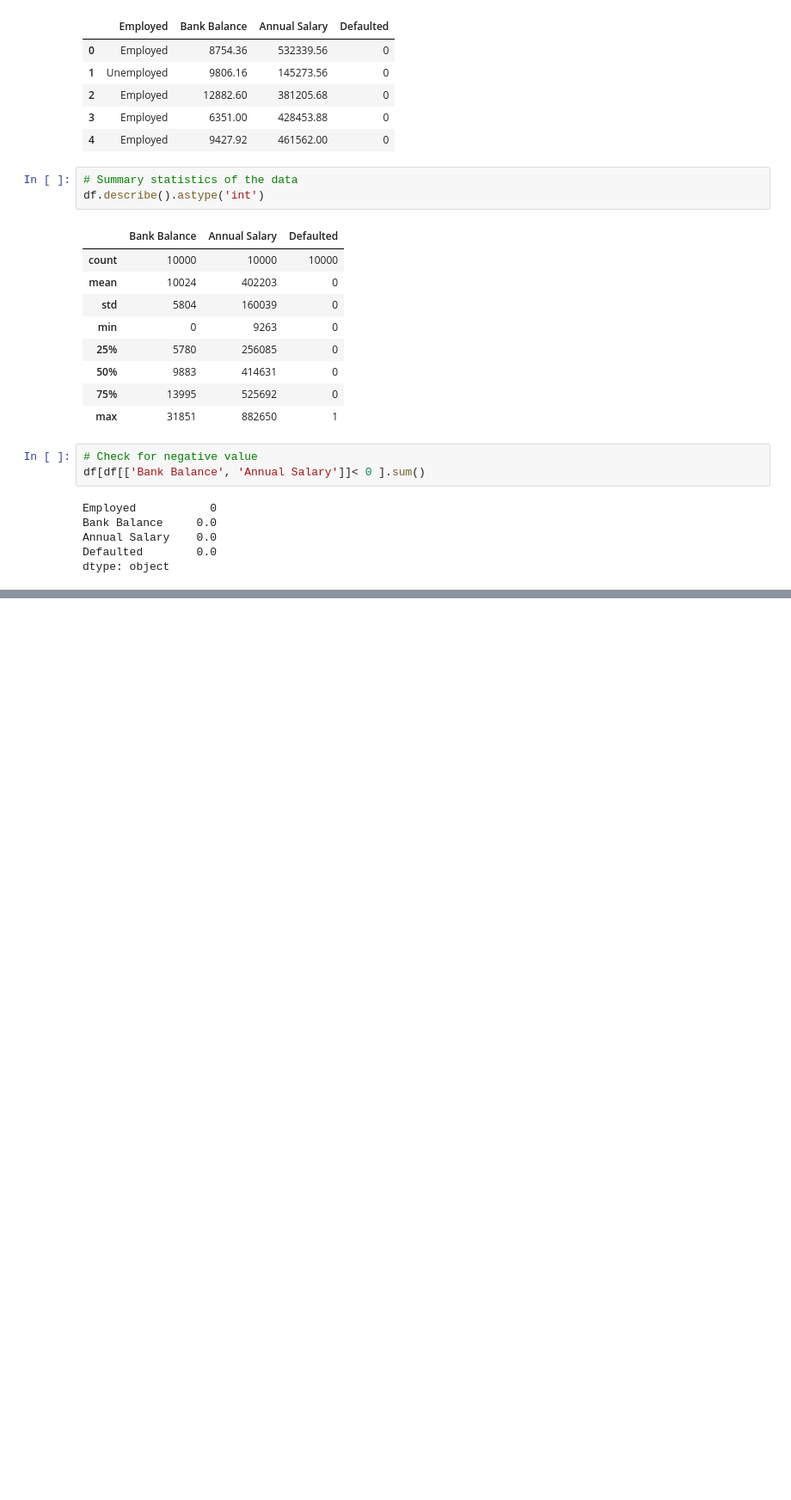
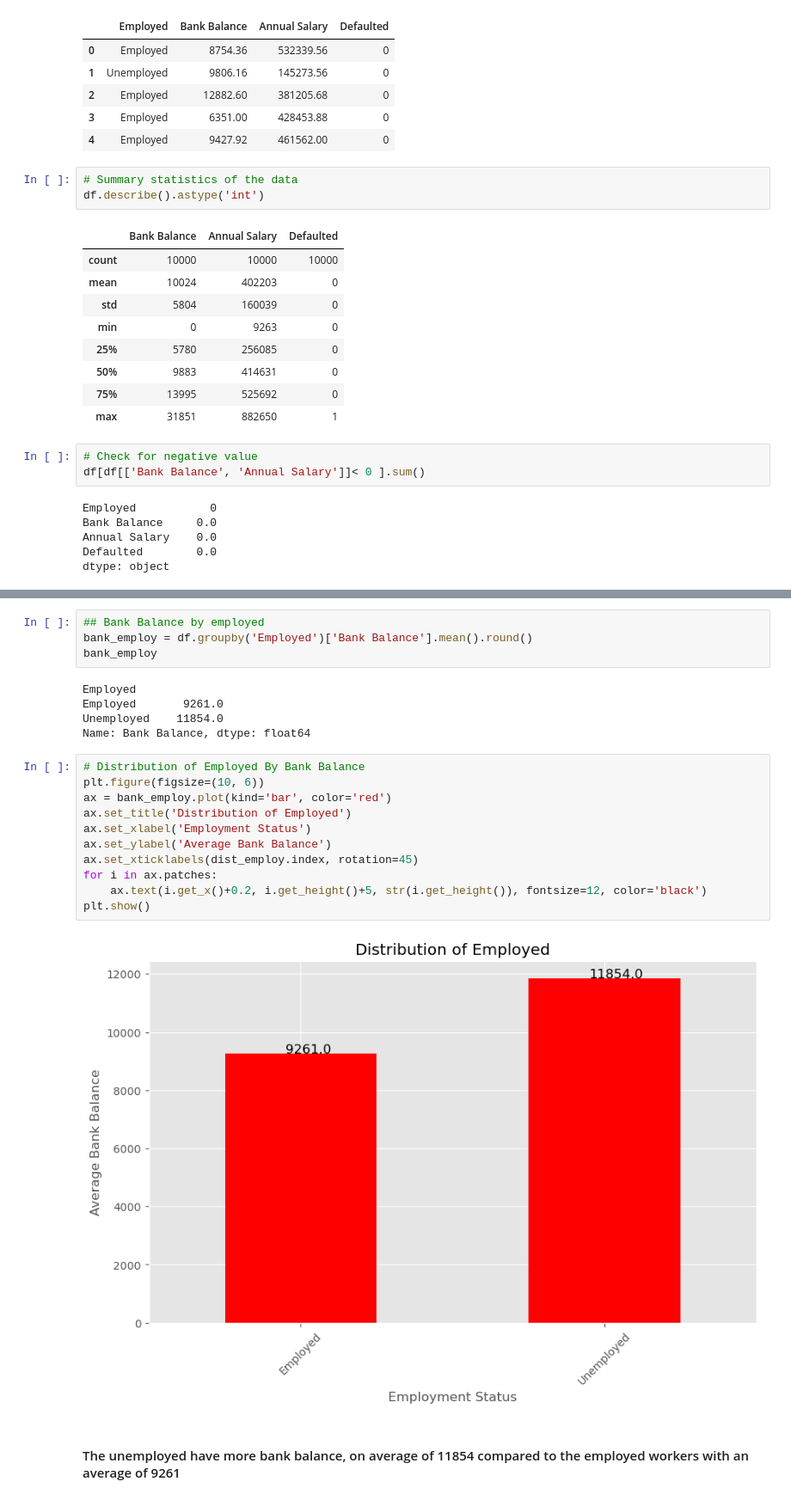
Before and after one commit to LoveRedemption/Loan_Default, a Jupyter notebook: Loan_Default.ipynb, the cells around one changed output, grey strips where cells are left out. Shown: that part at 86% size. Saved outputs shown, nothing was run; the diff lists cells and outputs as text; blank space fills up the shorter version.

```diff
--- a/Loan_Default.ipynb
+++ b/Loan_Default.ipynb
@@ -89,0 +180,24 @@ dtype: object
+# %%
+## Bank Balance by employed
+bank_employ = df.groupby('Employed')['Bank Balance'].mean().round()
+bank_employ
+# %% [output]
+Employed
+Employed       9261.0
+Unemployed    11854.0
+Name: Bank Balance, dtype: float64
+# %%
+# Distribution of Employed By Bank Balance
+plt.figure(figsize=(10, 6))
+ax = bank_employ.plot(kind='bar', color='red')
+ax.set_title('Distribution of Employed')
+ax.set_xlabel('Employment Status')
+ax.set_ylabel('Average Bank Balance')
+ax.set_xticklabels(dist_employ.index, rotation=45)
+for i in ax.patches:
+    ax.text(i.get_x()+0.2, i.get_height()+5, str(i.get_height()), fontsize=12, color='black')
+plt.show()
+# %% [output]
+[figure, added]
+# %% [markdown]
+####  The unemployed have more bank balance,  on average of 11854 compared to the employed workers with an average of 9261
```
Also changed, not shown: parts of 23 cells of this notebook.
